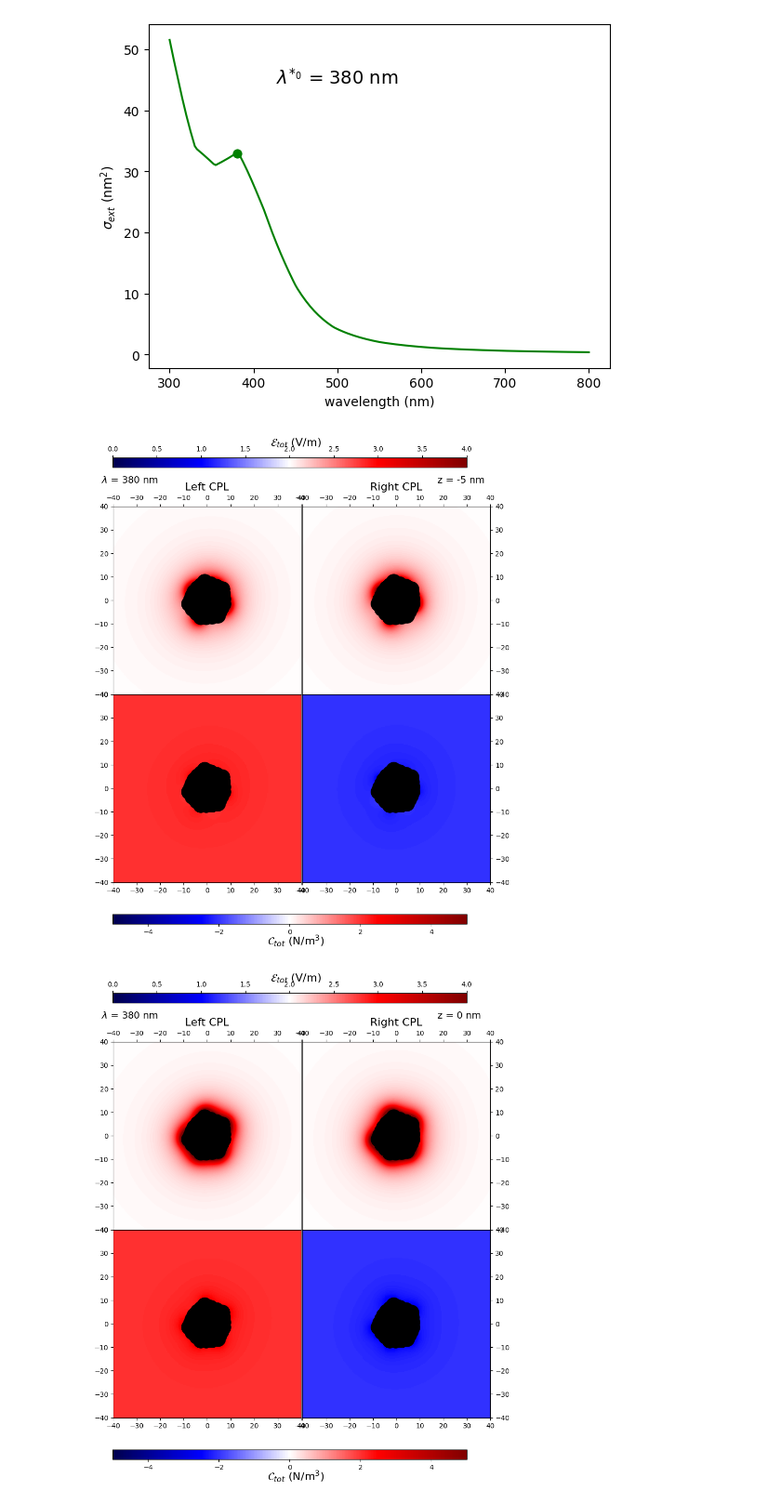
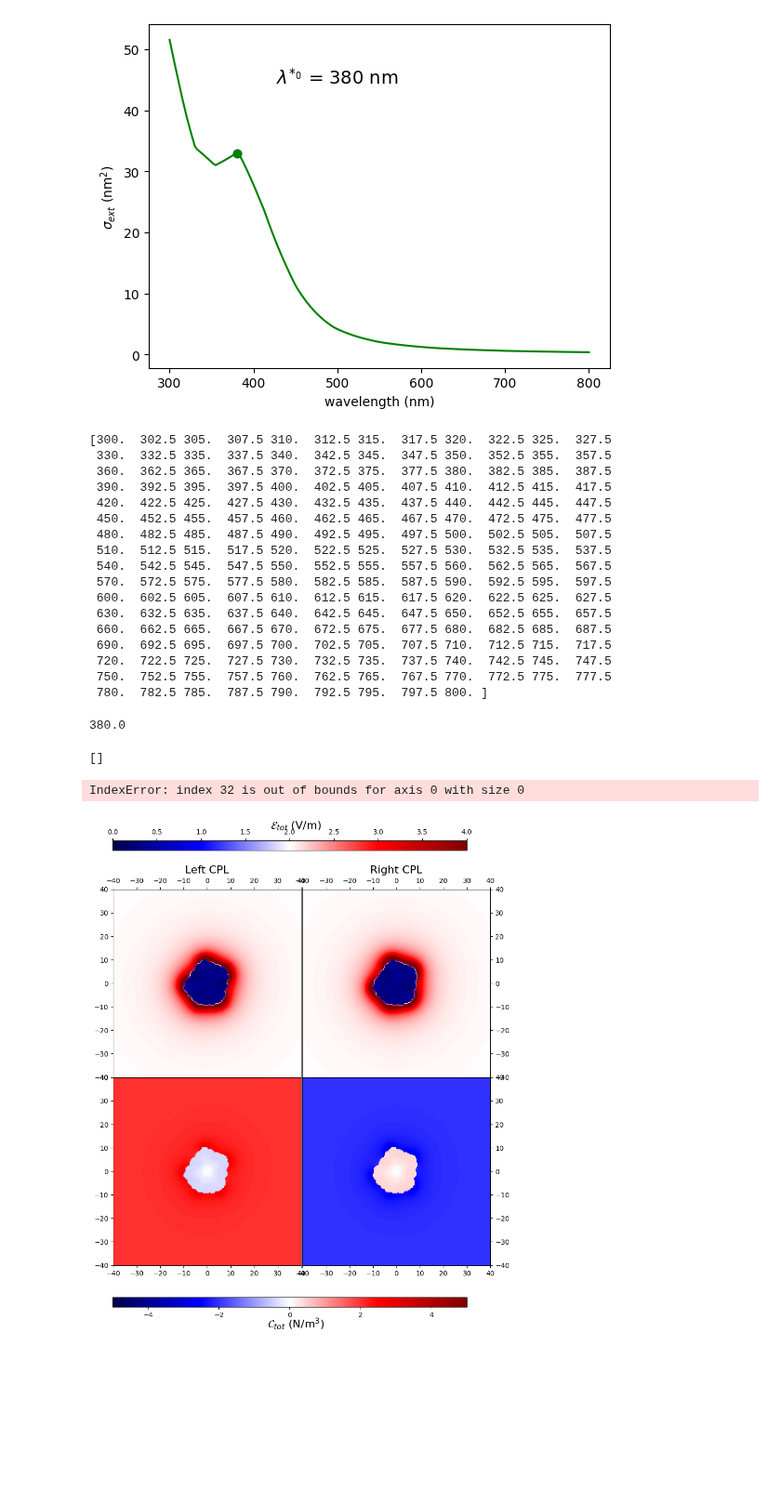
Before and after one commit to JonesRobM/CMNPs, a Jupyter notebook: 01_04_Pt_Ni_Test.ipynb, the cells around one changed output. Shown at 93% size. Drawn from its saved outputs; the diff is of its cells as text; code cells hidden in the pictures; blank space fills up the shorter version.

```diff
--- a/01_04_Pt_Ni_Test.ipynb
+++ b/01_04_Pt_Ni_Test.ipynb
@@ -98,13 +98,15 @@ def cmnp_plot(
     E_max_L = np.amax(np.abs(Es_L[:,3].reshape(201,201))**2 + np.abs(Es_L[:,4].reshape(201,201))**2 + np.abs(Es_L[:,5].reshape(201,201))**2)
     wl, Cspec_R = tools.calculate_spectrum(sim_R, 0, linear.optical_chirality, r_probe=[[0,0,z_probe]])
     C_spec_R = Cspec_R.T
+    wl, L_spec_L = tools.calculate_spectrum(sim_L,field_kwargs_L[0] , linear.extinct)
+
 
     r_probe_R = tools.generate_NF_map(-40,+40,201, -40,40,201, Z0=z_probe)
     C_R_t = linear.optical_chirality(sim_R, idx, r_probe_R, which_field='t')
     Es_R, Et_R, E0_R, Bs_R, Bt_R, B0_R  = linear.nearfield(sim_R, idx, r_probe=r_probe_R, which_fields=['es', 'et', 'e0', 'bs', 'bt', 'b0'])
     E_max_R = np.amax(np.abs(Es_R[:,3].reshape(201,201))**2 + np.abs(Es_R[:,4].reshape(201,201))**2 + np.abs(Es_R[:,5].reshape(201,201))**2)
-
-
+    wl, L_spec_R = tools.calculate_spectrum(sim_R,field_kwargs_L[0] , linear.extinct)
+    print(wl)
     fig, axs = plt.subplots(2, 2, sharex=True, sharey=True)
     fig.set_size_inches(10, 10)
     fig.subplots_adjust(hspace=0.0, wspace=0.0)
@@ -157,6 +159,18 @@ def cmnp_plot(
     axs = axs.T.flatten()
     for i,ax in enumerate(axs):
         for atom in Strut.positions:
-            ax.scatter(atom[0], atom[1], color='k', s=500, marker='o')
+            ax.scatter(atom[0], atom[1], color='k', s=500, marker='o', alpha  = 0.25)
         ax.set_aspect('equal')
     plt.show()
+
+    fig, axs = plt.subplots(nrows =2, ncols =1, sharex=True, sharey=True)
+    axs[0].plot(wl, C_spec_L, 'g-', label='ext.')
+    axs[0].plot(wl[peaks], C_spec_L[peaks], "o", color = 'g')
+
+    axs[0].plot(wl, C_spec_R, 'r-', label='ext.')
+    axs[0].plot(wl[peaks], C_spec_R[peaks], "o", color = 'r')
+
+    axs[1].plot(wl, L_spec_L[0], 'g-')
+    axs[1].plot(wl, L_spec_R[0], 'r-')
+
+    plt.show()
@@ -169,7 +177,38 @@ Es_R, Et_R, E0_R, Bs_R, Bt_R, B0_R  = linear.nearfield(sim_R, idx, r_probe=r_pro
+# %%
+field_kwargs_L = tools.get_possible_field_params_spectra(sim_L)
+#for i, conf in enumerate(field_kwargs_L):
+    #print("config", i, ":", conf)
+wl, spectrum_L = tools.calculate_spectrum(sim_L,field_kwargs_L[0] , linear.extinct)
+
+spectrum_L = spectrum_L.T
+print(wl)
+peaks, _ = find_peaks(spectrum_L[0], height=0.05*np.amax(spectrum_L[0]))
+# %% [output]
+[300.  302.5 305.  307.5 310.  312.5 315.  317.5 320.  322.5 325.  327.5
+ 330.  332.5 335.  337.5 340.  342.5 345.  347.5 350.  352.5 355.  357.5
+ 360.  362.5 365.  367.5 370.  372.5 375.  377.5 380.  382.5 385.  387.5
+ 390.  392.5 395.  397.5 400.  402.5 405.  407.5 410.  412.5 415.  417.5
+ 420.  422.5 425.  427.5 430.  432.5 435.  437.5 440.  442.5 445.  447.5
+ 450.  452.5 455.  457.5 460.  462.5 465.  467.5 470.  472.5 475.  477.5
+ 480.  482.5 485.  487.5 490.  492.5 495.  497.5 500.  502.5 505.  507.5
+ 510.  512.5 515.  517.5 520.  522.5 525.  527.5 530.  532.5 535.  537.5
+ 540.  542.5 545.  547.5 550.  552.5 555.  557.5 560.  562.5 565.  567.5
+ 570.  572.5 575.  577.5 580.  582.5 585.  587.5 590.  592.5 595.  597.5
+ 600.  602.5 605.  607.5 610.  612.5 615.  617.5 620.  622.5 625.  627.5
+ 630.  632.5 635.  637.5 640.  642.5 645.  647.5 650.  652.5 655.  657.5
+ 660.  662.5 665.  667.5 670.  672.5 675.  677.5 680.  682.5 685.  687.5
+ 690.  692.5 695.  697.5 700.  702.5 705.  707.5 710.  712.5 715.  717.5
+ 720.  722.5 725.  727.5 730.  732.5 735.  737.5 740.  742.5 745.  747.5
+ 750.  752.5 755.  757.5 760.  762.5 765.  767.5 770.  772.5 775.  777.5
+ 780.  782.5 785.  787.5 790.  792.5 795.  797.5 800. ]
+# %%
+wl[32]
+# %% [output]
+380.0
 # %%
 for wavelength in wl[peaks]:
-    for z in [-5, 0, 5]:
-        cmnp_plot(wavelength, z)
+    cmnp_plot(wavelength)
 # %% [output]
+[]
+IndexError: index 32 is out of bounds for axis 0 with size 0
-[figure, old version]
+[figure, new version]
-[figure, removed]
```
Also changed, not shown: parts of 2 cells of this notebook.
